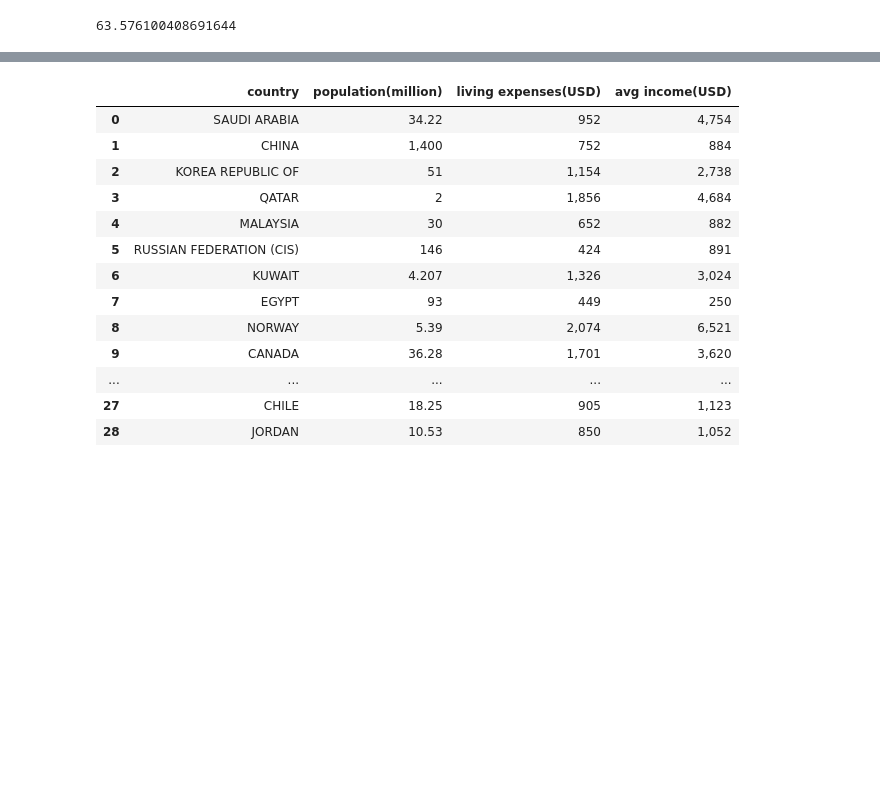
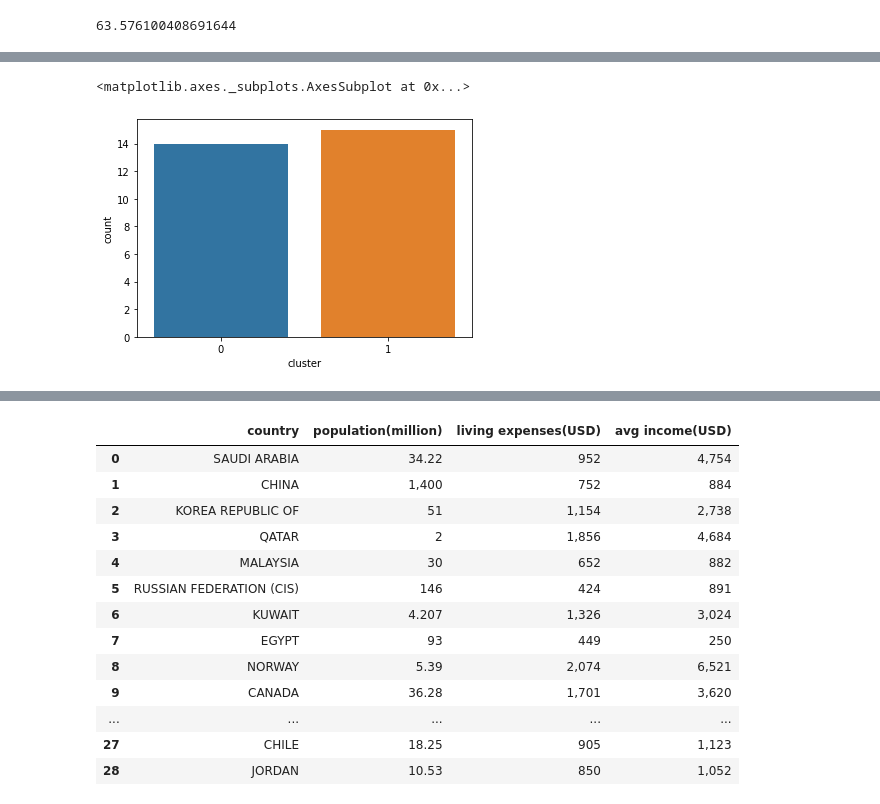
Before and after one commit to khanittha-phusopha/DWDM21, a Jupyter notebook: Project.ipynb, the cells around one changed output, grey strips where cells are left out. Cells and saved outputs as stored; diff of their text form; code cells hidden in the pictures; blank space fills up the shorter version.

```diff
--- a/Project.ipynb
+++ b/Project.ipynb
@@ -708,0 +760,3 @@ ssdd
+# %%
+data1['cluster']=KMclust.labels_
+data1.head()
@@ -708,0 +787,5 @@ ssdd
+# %%
+sns.countplot(x='cluster', data=data1) #สร้างกราฟแท่งดูว่าแค่ละกลุ่มมีจำนวนเท่าไหร่ จากรูป
+# %% [output]
+<matplotlib.axes._subplots.AxesSubplot at 0x...>
+[figure, added]
```
Also changed, not shown: parts of 73 cells of this notebook.
